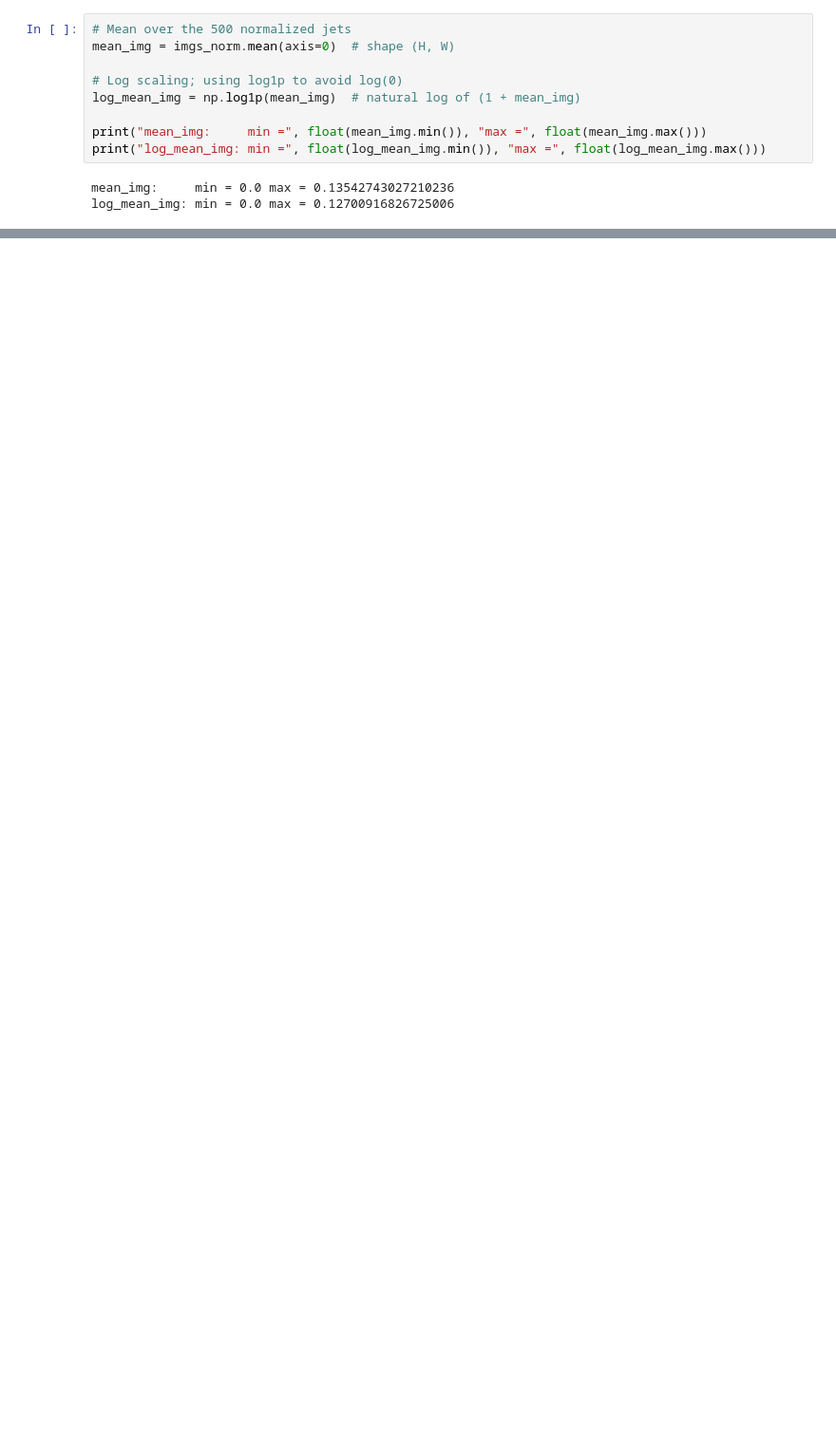
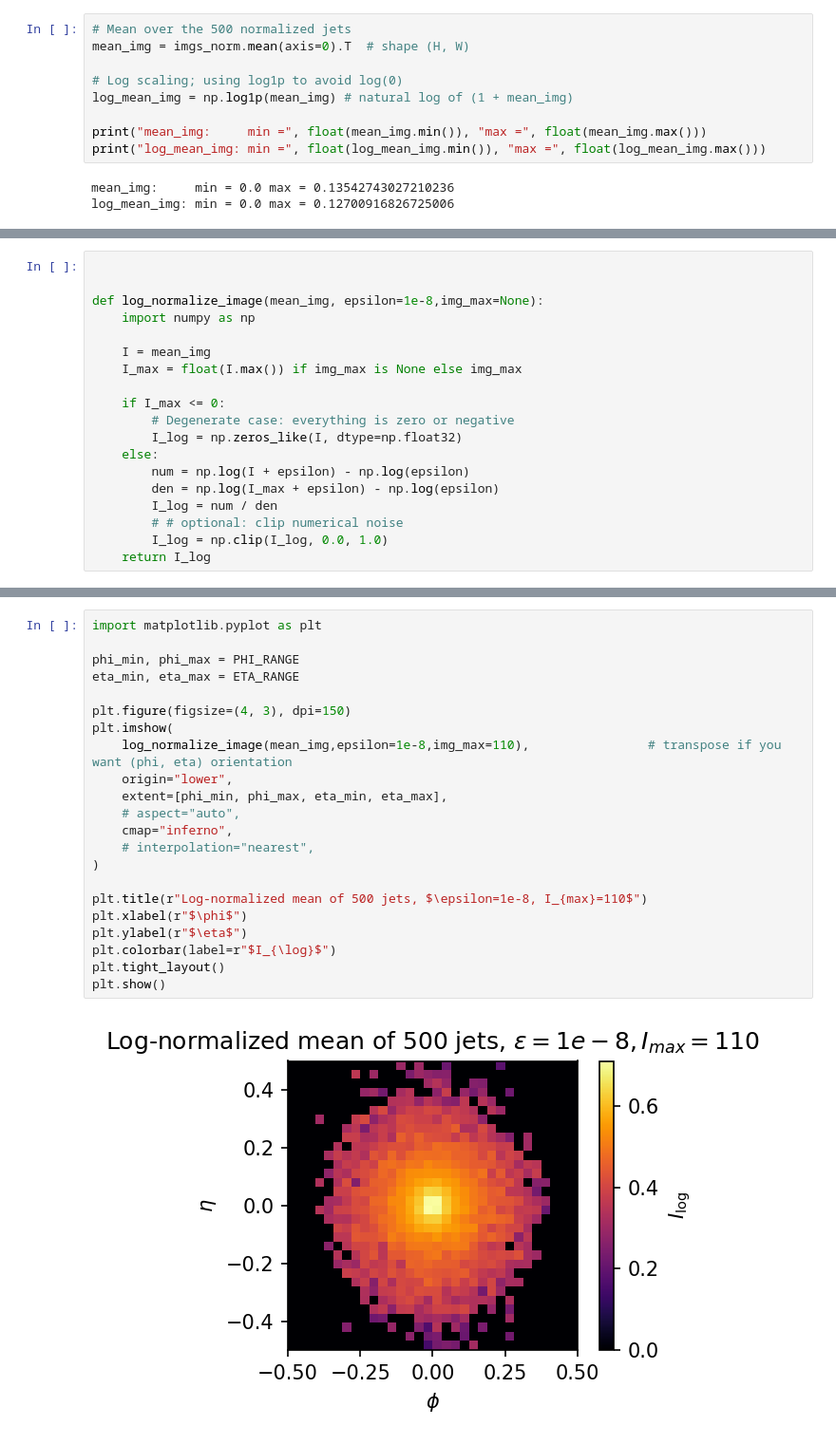
Before and after one commit to hmehryar/ml-jet-ext, a Jupyter notebook: dataset_builder/02_agg500_testbed.ipynb, the cells around one changed output, grey strips where cells are left out. Shown: that part at 95% size. Drawn from its saved outputs; the diff is of its cells as text; blank space fills up the shorter version.

Commit message:
Add agg500 testbed notebook with 500/250/125 sampling and log-normalized mean plots resolves #9 @hmehryar

```diff
--- a/dataset_builder/02_agg500_testbed.ipynb
+++ b/dataset_builder/02_agg500_testbed.ipynb
@@ -70,10 +86,10 @@ Stack shape: (500, 32, 32)
 Cell 4 – Compute mean image and log-scaled mean
 # %%
 # Mean over the 500 normalized jets
-mean_img = imgs_norm.mean(axis=0)  # shape (H, W)
+mean_img = imgs_norm.mean(axis=0).T  # shape (H, W)
 
 # Log scaling; using log1p to avoid log(0)
-log_mean_img = np.log1p(mean_img)  # natural log of (1 + mean_img)
+log_mean_img = np.log1p(mean_img) # natural log of (1 + mean_img)
 
 print("mean_img:     min =", float(mean_img.min()), "max =", float(mean_img.max()))
 print("log_mean_img: min =", float(log_mean_img.min()), "max =", float(log_mean_img.max()))
@@ -229,0 +107,19 @@ plt.show()
+# %%
+
+
+def log_normalize_image(mean_img, epsilon=1e-8,img_max=None):
+    import numpy as np
+
+    I = mean_img
+    I_max = float(I.max()) if img_max is None else img_max
+
+    if I_max <= 0:
+        # Degenerate case: everything is zero or negative
+        I_log = np.zeros_like(I, dtype=np.float32)
+    else:
+        num = np.log(I + epsilon) - np.log(epsilon)
+        den = np.log(I_max + epsilon) - np.log(epsilon)
+        I_log = num / den
+        # # optional: clip numerical noise
+        I_log = np.clip(I_log, 0.0, 1.0)
+    return I_log
@@ -229,0 +383,24 @@ plt.show()
+# %%
+import matplotlib.pyplot as plt
+
+phi_min, phi_max = PHI_RANGE
+eta_min, eta_max = ETA_RANGE
+
+plt.figure(figsize=(4, 3), dpi=150)
+plt.imshow(
+    log_normalize_image(mean_img,epsilon=1e-8,img_max=110),                # transpose if you want (phi, eta) orientation
+    origin="lower",
+    extent=[phi_min, phi_max, eta_min, eta_max],
+    # aspect="auto",
+    cmap="inferno",
+    # interpolation="nearest",
+)
+
+plt.title(r"Log-normalized mean of 500 jets, $\epsilon=1e-8, I_{max}=110$")
+plt.xlabel(r"$\phi$")
+plt.ylabel(r"$\eta$")
+plt.colorbar(label=r"$I_{\log}$")
+plt.tight_layout()
+plt.show()
+# %% [output]
+[figure, added]
```
Also changed, not shown: parts of 11 cells of this notebook.
